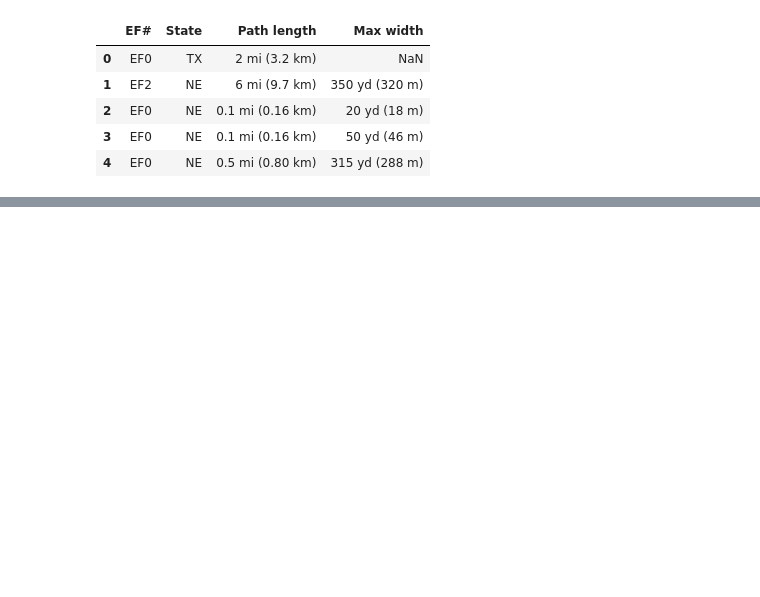
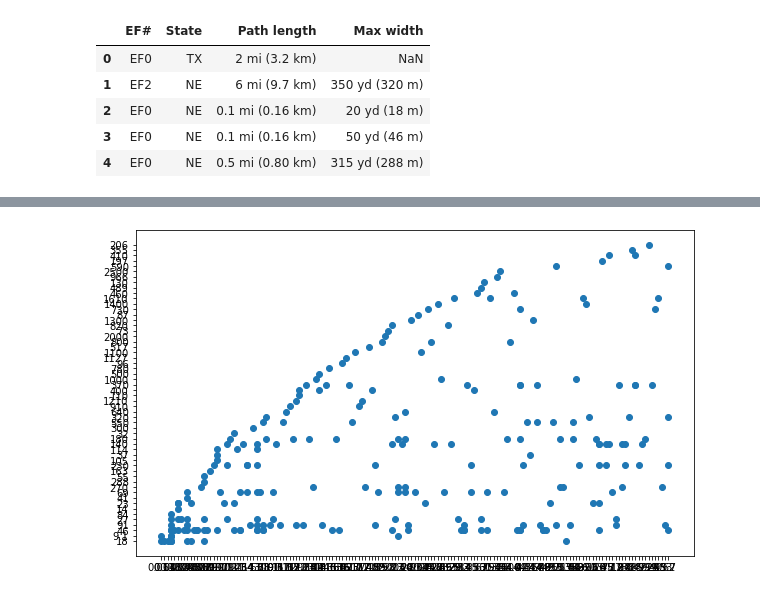
Before and after one commit to jameshonea/May-2019-Tornado-Outbreak, a Jupyter notebook: May_2019_Tornado_Outbreak.ipynb, the cells around one changed output, grey strips where cells are left out. Drawn from its saved outputs; the diff is of its cells as text; code cells hidden in the pictures; blank space fills up the shorter version.

```diff
--- a/May_2019_Tornado_Outbreak.ipynb
+++ b/May_2019_Tornado_Outbreak.ipynb
@@ -34,0 +60,15 @@ tornado_data.head()
+# %%
+tornado_data['Path length'] = tornado_data['Path length'].str.replace(r'.*\(','')
+tornado_data['Path length'] = tornado_data['Path length'].str.replace(r'\s.*','')
+
+tornado_data['Max width'] = tornado_data['Max width'].str.replace(r'.*\(','')
+tornado_data['Max width'] = tornado_data['Max width'].str.replace(r'\s.*','')
+tornado_data['Max width'] = tornado_data['Max width'].str.replace(',','')
+
+tornado_data['State'] = tornado_data['State'].str.replace(r',.*','')
+
+tornado_data = tornado_data.dropna() # drop NaN elements
+
+tornado_data = tornado_data[tornado_data['EF#'] != 'EFU']
+
+tornado_data.shape
@@ -34,0 +198,14 @@ tornado_data.head()
+# %%
+# need to remove one row where the max width is [to be determined]. had to get a bit hacky to escape [ ]
+tornado_data['Max width'] = tornado_data['Max width'].str.replace(r'.*to.*','0')
+tornado_data = tornado_data[tornado_data['Max width'] != '0']
+tornado_data = tornado_data.sort_values(by=['Path length'], ascending=True)
+
+
+x = tornado_data.iloc[:, 2].values.reshape(-1, 1)
+y = tornado_data.iloc[:, 3].values.reshape(-1, 1)
+
+lr = LinearRegression()
+lr.fit(x, y)
+y_pred = lr.predict(x)
+tornado_data.head(20)
@@ -34,0 +230,6 @@ tornado_data.head()
+# %%
+plt.scatter(x.ravel().tolist(), y.ravel().tolist())
+#plt.plot(x.ravel().tolist(), y_pred, color='red')
+plt.show()
+# %% [output]
+[figure, added]
```
Also changed, not shown: parts of 13 cells of this notebook.
